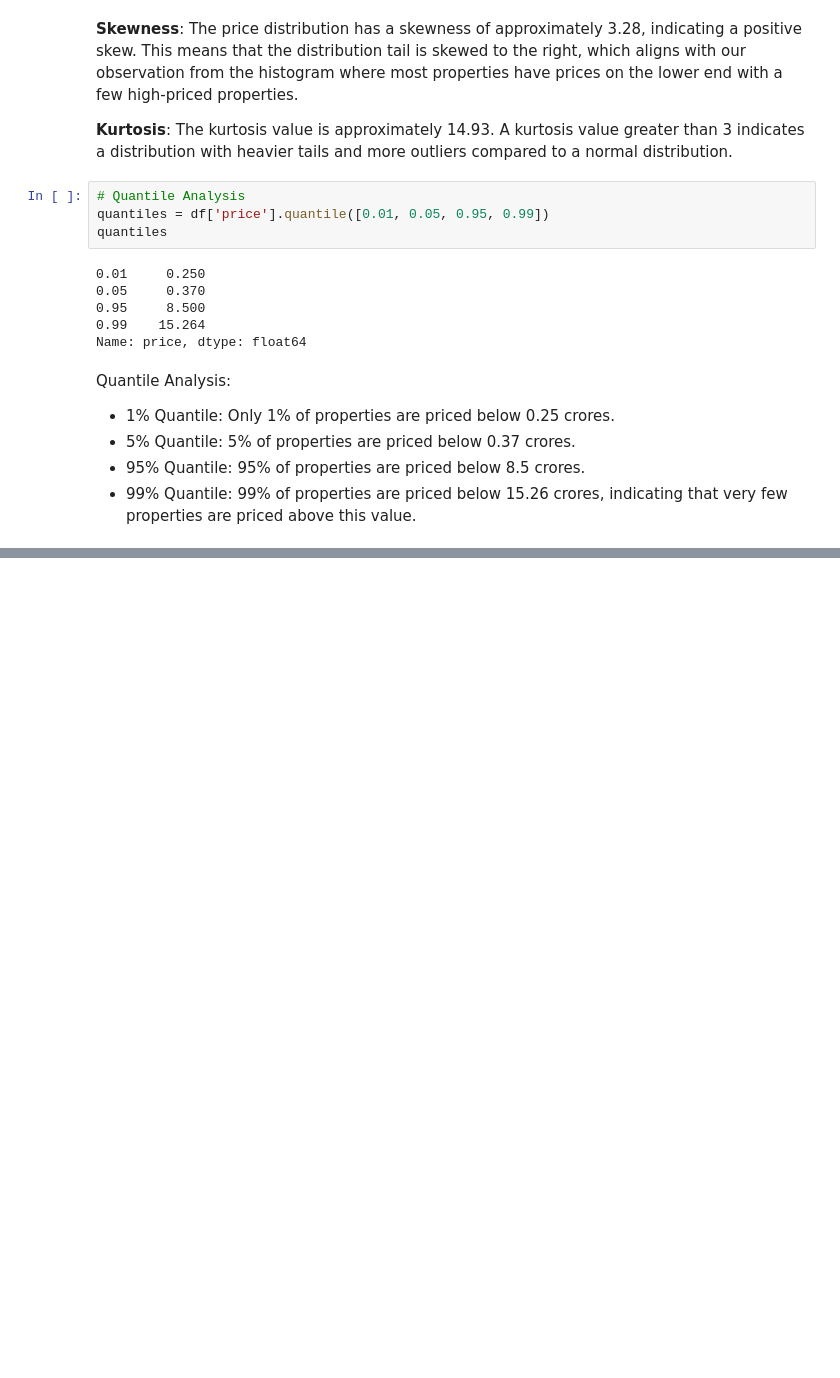
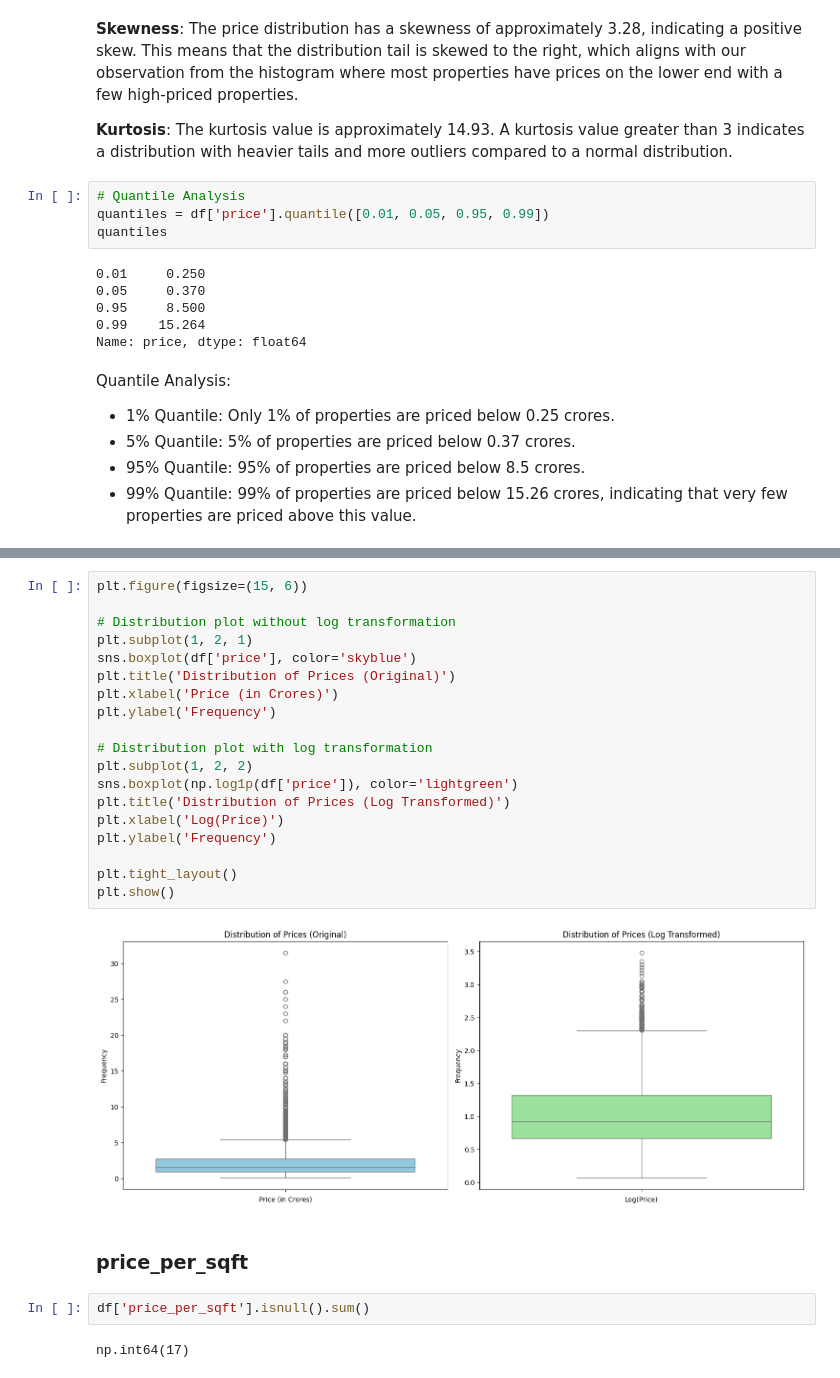
Before and after one commit to 8429shishir/real-estate-price-prediction-recommendation-and-analytics, a Jupyter notebook: src/06_eda_univariate_analysis.ipynb, the cells around one changed output, grey strips where cells are left out. Saved outputs shown, nothing was run; the diff lists cells and outputs as text; blank space fills up the shorter version.

```diff
--- a/src/06_eda_univariate_analysis.ipynb
+++ b/src/06_eda_univariate_analysis.ipynb
@@ -271,0 +362,27 @@ Quantile Analysis:
+# %%
+plt.figure(figsize=(15, 6))
+
+# Distribution plot without log transformation
+plt.subplot(1, 2, 1)
+sns.boxplot(df['price'], color='skyblue')
+plt.title('Distribution of Prices (Original)')
+plt.xlabel('Price (in Crores)')
+plt.ylabel('Frequency')
+
+# Distribution plot with log transformation
+plt.subplot(1, 2, 2)
+sns.boxplot(np.log1p(df['price']), color='lightgreen')
+plt.title('Distribution of Prices (Log Transformed)')
+plt.xlabel('Log(Price)')
+plt.ylabel('Frequency')
+
+plt.tight_layout()
+plt.show()
+# %% [output]
+[figure, added]
+# %% [markdown]
+### price_per_sqft
+# %%
+df['price_per_sqft'].isnull().sum()
+# %% [output]
+np.int64(17)
```
Also changed, not shown: parts of 70 cells of this notebook.
